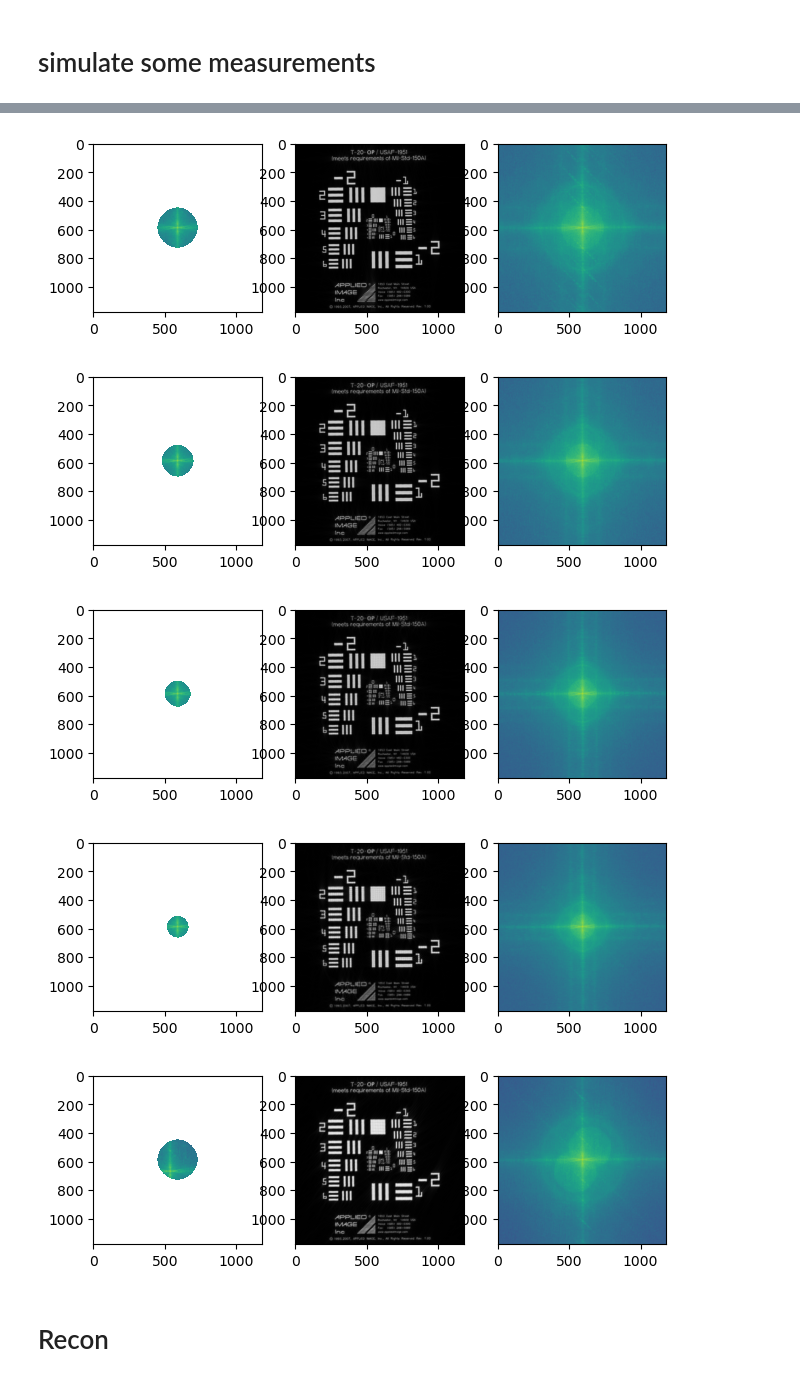
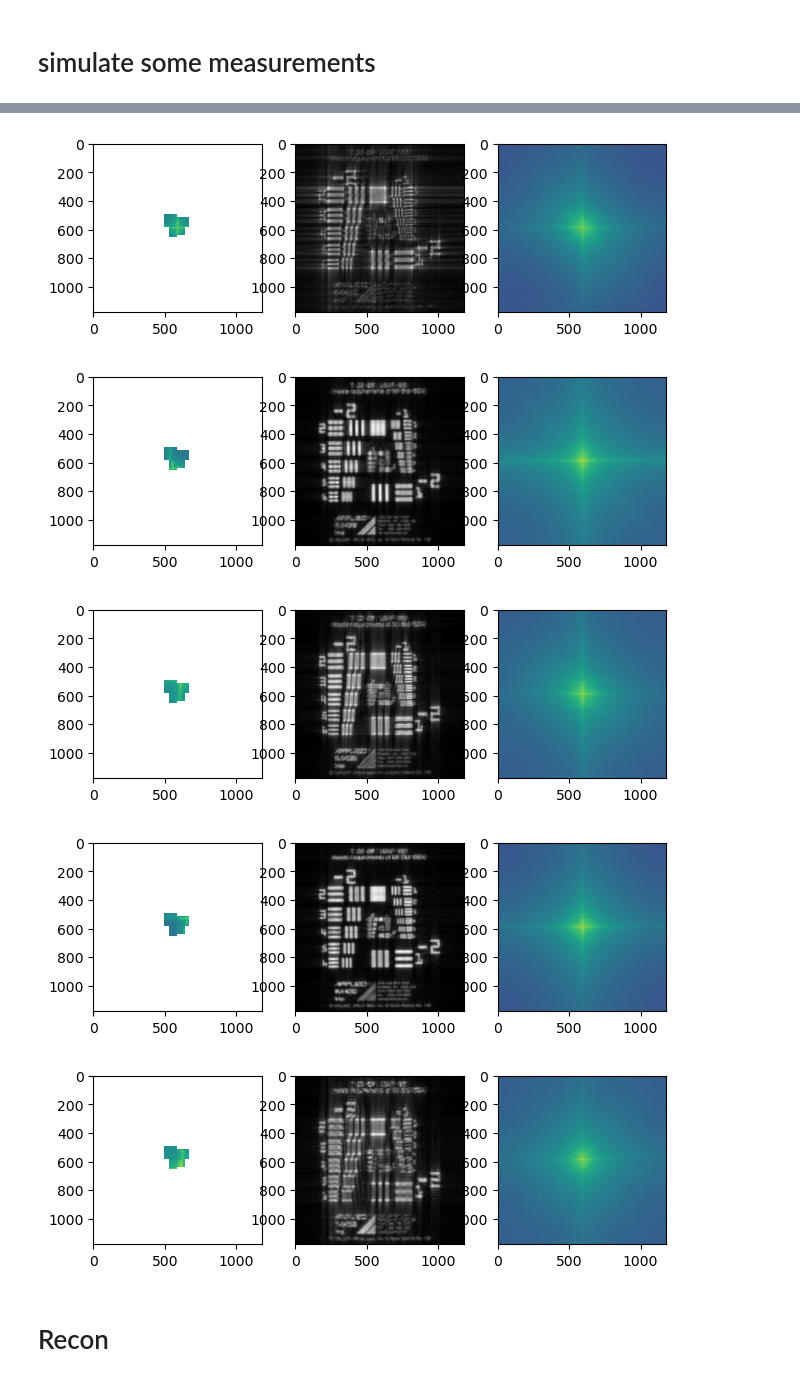
Before and after one commit to neerja/spectral_fourier_ptychography, a Jupyter notebook: spectralfpm_sim.ipynb, the cells around one changed output, grey strips where cells are left out. Cells and saved outputs as stored; diff of their text form; code cells hidden in the pictures.

Commit message:
enforced complex64 datatype for pupil. simulated filter array aperture with broadband illum

```diff
--- a/spectralfpm_sim.ipynb
+++ b/spectralfpm_sim.ipynb
@@ -56,3 +56,21 @@ plt.imshow(torch.sum(fpm_setup.objstack, dim =0), cmap = 'gray')
 # %% [output]
 <matplotlib.image.AxesImage at 0x...>
 [figure]
+# %%
+# Create default tiled aperture
+
+# Or create custom tile pattern first
+tile = fpm_setup.createTile()
+# Modify tile pattern if desired...
+aperture_stack = fpm_setup.createAperture(tile)
+# update the pupil stack with the aperture
+
+# View all wavelengths combined
+fpm_setup.visualize_pupil_aperture()
+
+# View specific wavelength
+fpm_setup.visualize_pupil_aperture(wavelength_index=0)
+fpm_setup.visualize_pupil_aperture(wavelength_index=3)
+
+# update the pupil stack with the aperture
+fpm_setup.updatePupilWithAperture()
@@ -65,7 +104,7 @@ num_leds = 100
 list_leds = fpm.createlist_led(num_leds,-3,3)
 # print(list_leds)
 plt.scatter(list_leds[:,1],list_leds[:,0])
-list_illums = fpm_setup.createMultiWavelengthPerAngleIllumList(list_leds)
+list_illums = fpm_setup.createUniformWavelengthPerAngleIllumList(list_leds)
 print(list_illums)
 measstack = fpm_setup.createMeasStackFromListIllums()
 # %% [output]
@@ -73,9 +112,9 @@ measstack = fpm_setup.createMeasStackFromListIllums()
 [figure]
-[figure, old version]
+[figure, new version]
-[figure, old version]
+[figure, new version]
-[figure, old version]
+[figure, new version]
-[figure, old version]
+[figure, new version]
-[figure, old version]
+[figure, new version]
 # %% [markdown]
 # Recon
 # %%
```
Also changed, not shown: parts of 7 cells of this notebook, 1 other file.
